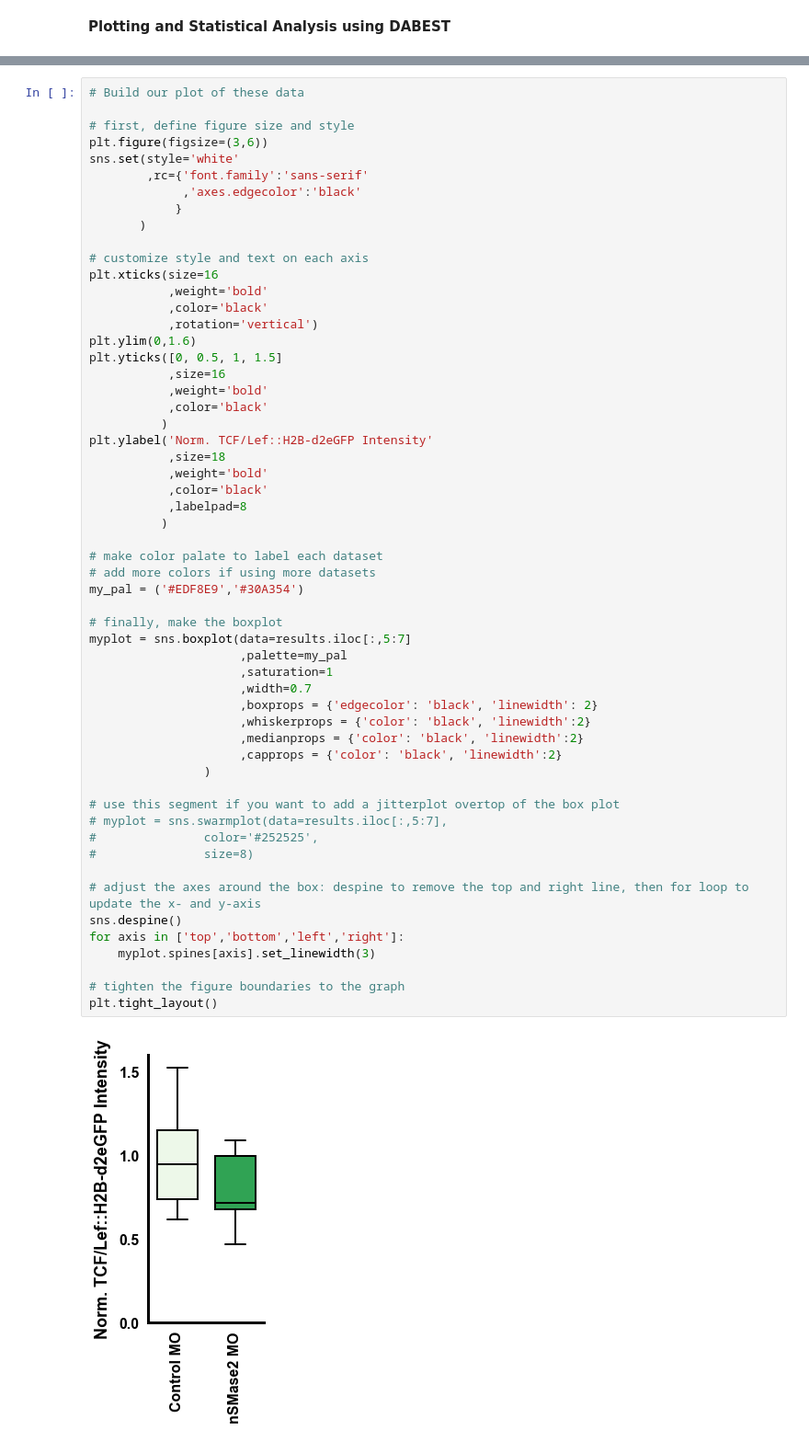
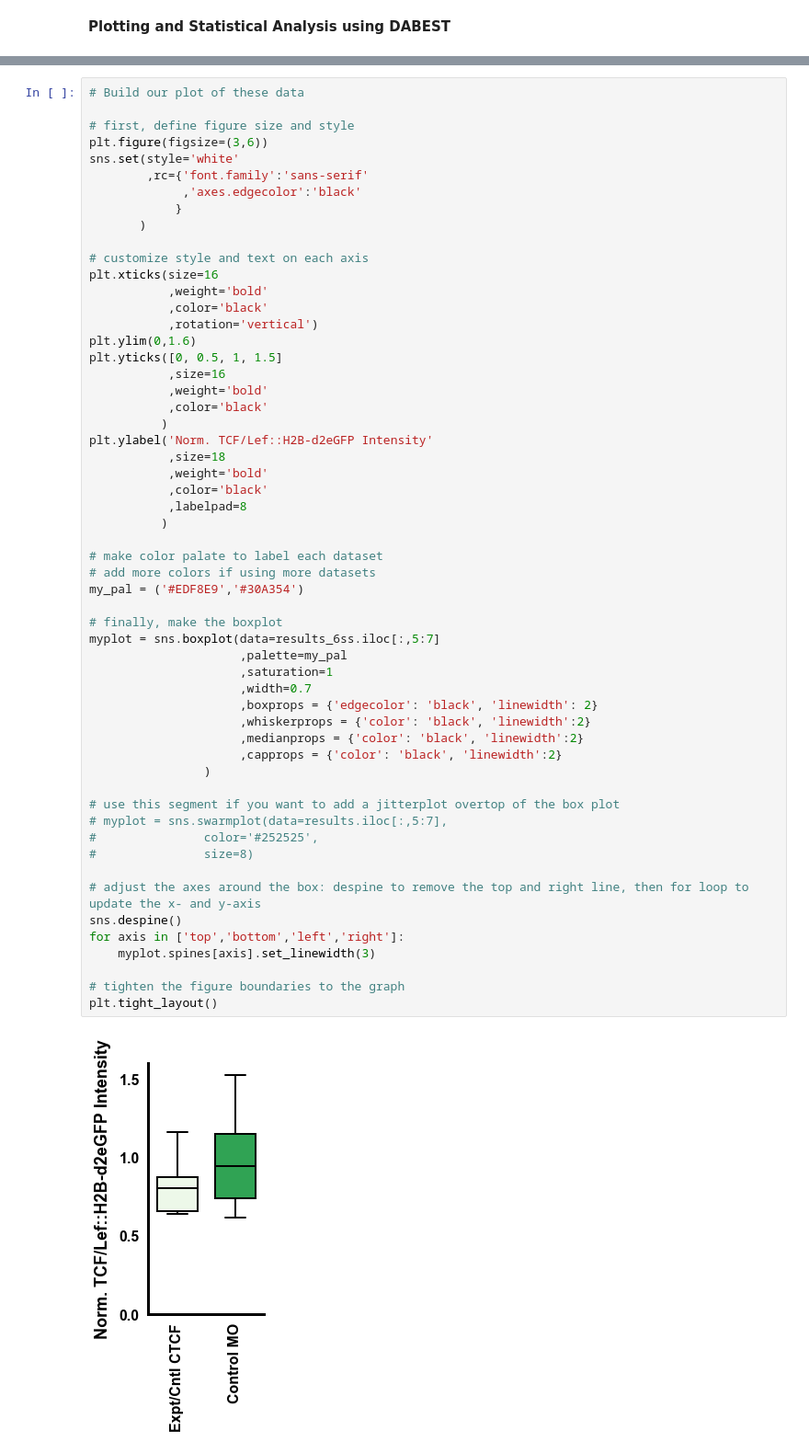
Before and after one commit to candrews19/data, a Jupyter notebook: nSMase2/TCFLefH2Bd2EGFPIntensity/20190608_TCFLefd2EGFPAnalysis.ipynb, the cells around one changed output, grey strips where cells are left out. Shown: that part at 92% size. Cells and saved outputs as stored; diff of their text form.

```diff
--- a/nSMase2/TCFLefH2Bd2EGFPIntensity/20190608_TCFLefd2EGFPAnalysis.ipynb
+++ b/nSMase2/TCFLefH2Bd2EGFPIntensity/20190608_TCFLefd2EGFPAnalysis.ipynb
@@ -212,34 +239,34 @@ plt.ylabel('Norm. TCF/Lef::H2B-d2eGFP Intensity'
            ,labelpad=8
           )
 
 # make color palate to label each dataset
 # add more colors if using more datasets
 my_pal = ('#EDF8E9','#30A354')
 
 # finally, make the boxplot
-myplot = sns.boxplot(data=results.iloc[:,5:7]
+myplot = sns.boxplot(data=results_6ss.iloc[:,5:7]
                      ,palette=my_pal
                      ,saturation=1
                      ,width=0.7
                      ,boxprops = {'edgecolor': 'black', 'linewidth': 2}
                      ,whiskerprops = {'color': 'black', 'linewidth':2}
                      ,medianprops = {'color': 'black', 'linewidth':2}
                      ,capprops = {'color': 'black', 'linewidth':2}
                 )
 
 # use this segment if you want to add a jitterplot overtop of the box plot
 # myplot = sns.swarmplot(data=results.iloc[:,5:7],
 #               color='#252525',
 #               size=8)
 
 # adjust the axes around the box: despine to remove the top and right line, then for loop to update the x- and y-axis
 sns.despine()
 for axis in ['top','bottom','left','right']:
     myplot.spines[axis].set_linewidth(3)
 
 # tighten the figure boundaries to the graph
 plt.tight_layout()
 # %% [output]
-[figure, old version]
+[figure, new version]
 # %%
 # Get descriptive statistics
```
Also changed, not shown: parts of 8 cells of this notebook, 14 other files.
